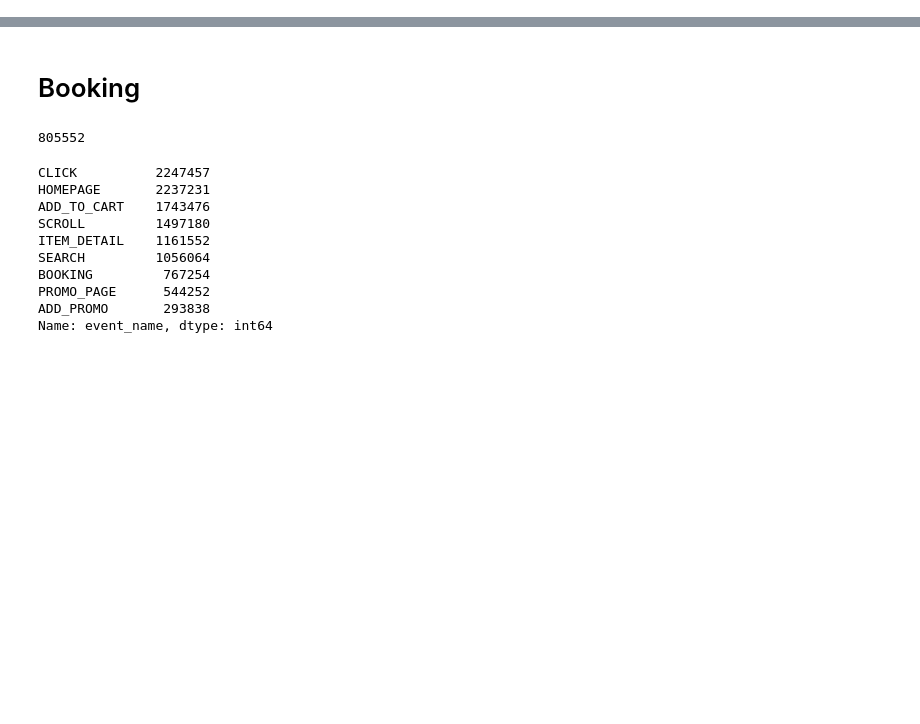
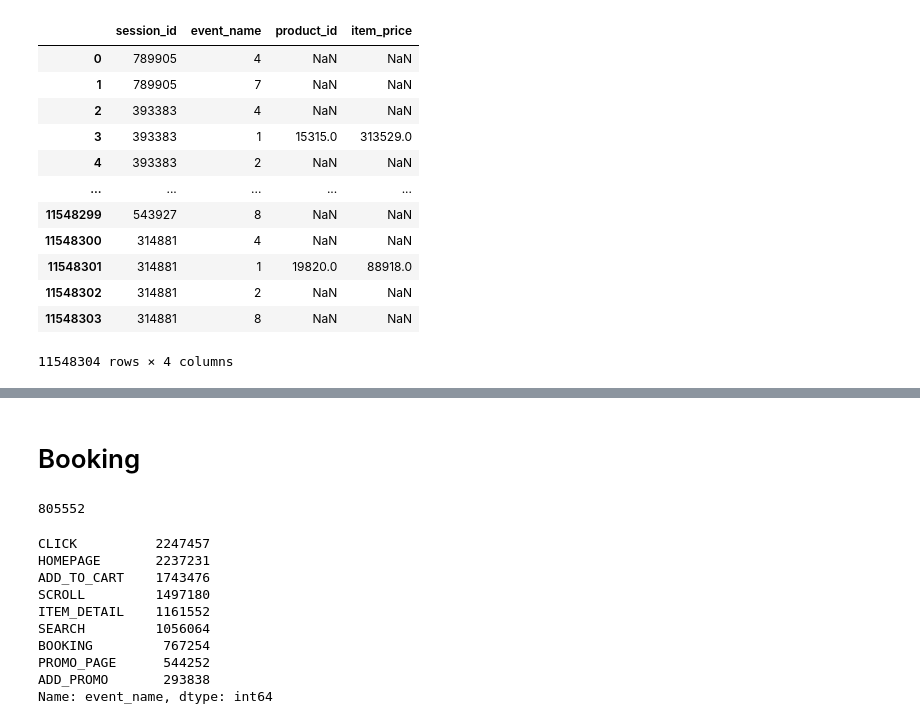
Before and after one commit to hyunj941031/ds-sa-cp2, a Jupyter notebook: mobile_click.ipynb, the cells around one changed output, grey strips where cells are left out. Saved outputs shown, nothing was run; the diff lists cells and outputs as text; code cells hidden in the pictures; blank space fills up the shorter version.

```diff
--- a/mobile_click.ipynb
+++ b/mobile_click.ipynb
@@ -113,0 +70,17 @@ pattern_df
+# %%
+event_df = mobile_click.iloc[:, [0, 1, 3, 5]]
+event_df
+# %% [output]
+|  | session_id | event_name | product_id | item_price |
+| 0 | 789905 | 4 | NaN | NaN |
+| 1 | 789905 | 7 | NaN | NaN |
+| 2 | 393383 | 4 | NaN | NaN |
+| 3 | 393383 | 1 | 15315.0 | 313529.0 |
+| 4 | 393383 | 2 | NaN | NaN |
+| ... | ... | ... | ... | ... |
+| 11548299 | 543927 | 8 | NaN | NaN |
+| 11548300 | 314881 | 4 | NaN | NaN |
+| 11548301 | 314881 | 1 | 19820.0 | 88918.0 |
+| 11548302 | 314881 | 2 | NaN | NaN |
+| 11548303 | 314881 | 8 | NaN | NaN |
+11548304 rows × 4 columns
```
Also changed, not shown: parts of 10 cells of this notebook.
